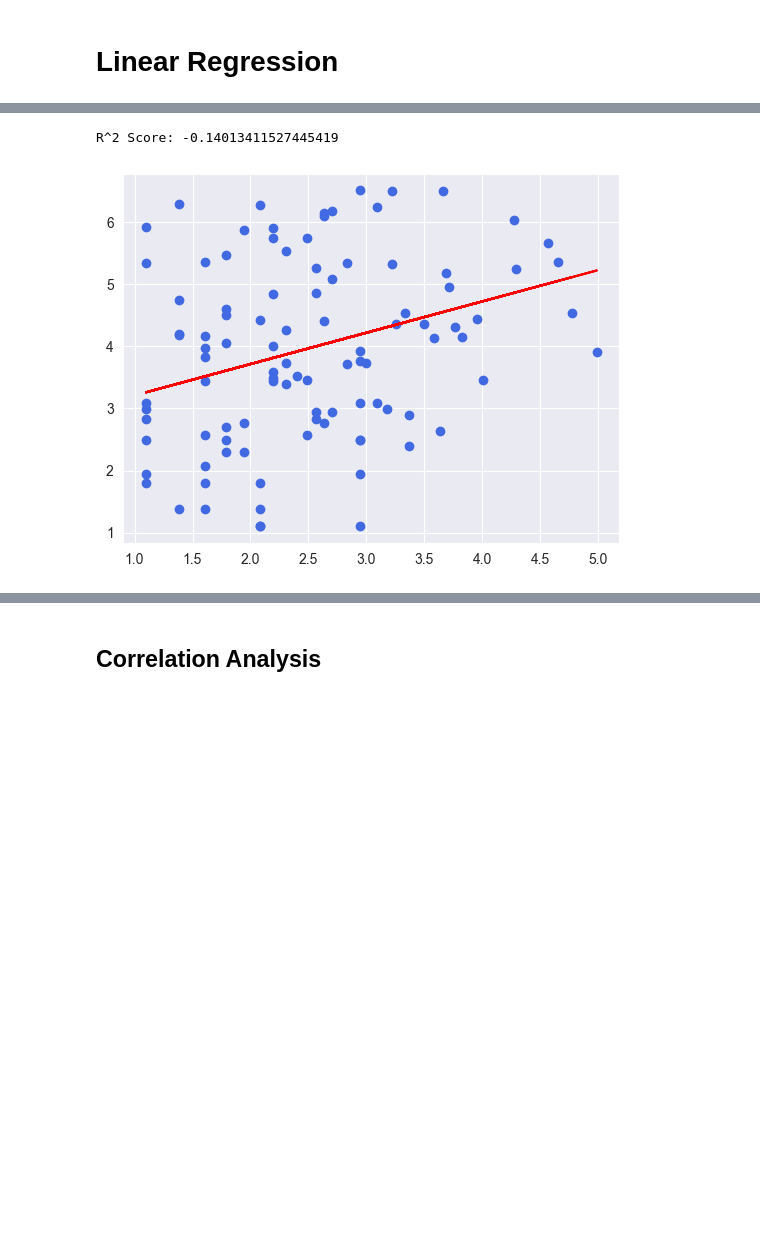
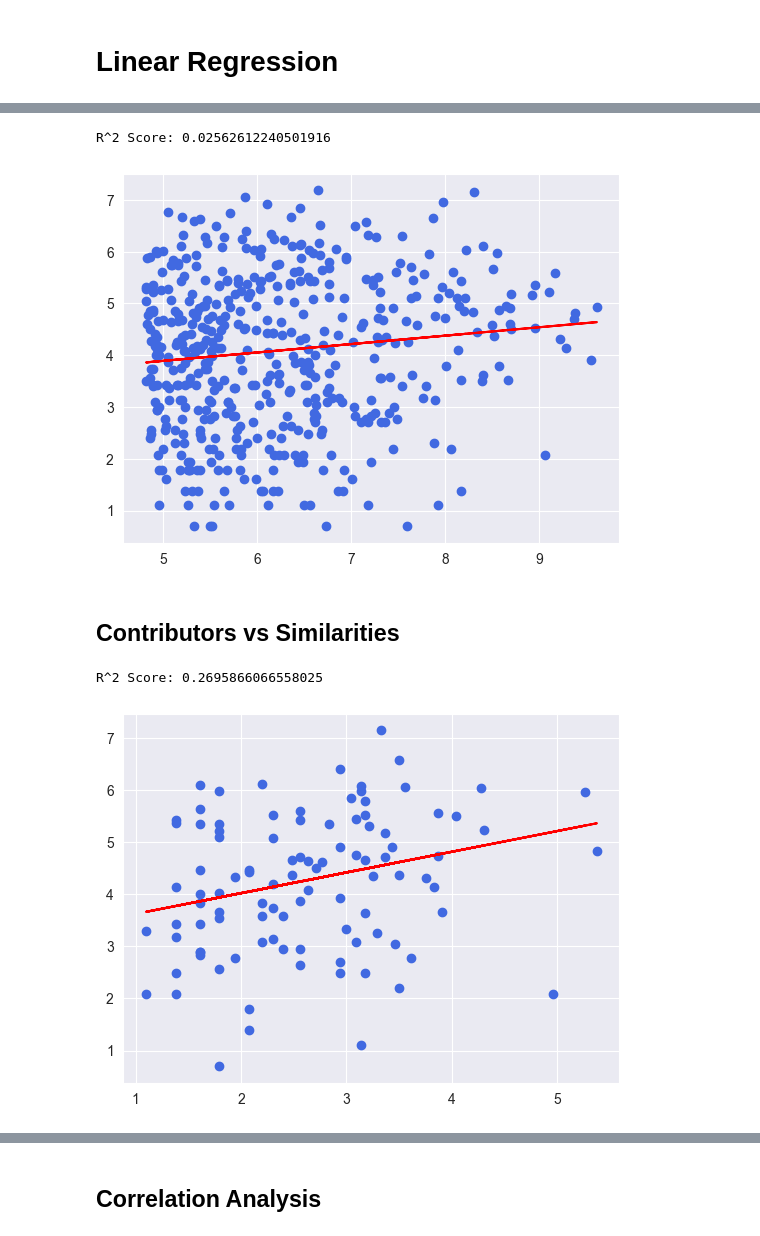
Before and after one commit to jubenitezg/Go-Clone-Thesis, a Jupyter notebook: clone-detection/analysis.ipynb, the cells around one changed output, grey strips where cells are left out. Cells and saved outputs as stored; diff of their text form; code cells hidden in the pictures; blank space fills up the shorter version.

```diff
--- a/clone-detection/analysis.ipynb
+++ b/clone-detection/analysis.ipynb
@@ -266,10 +286,31 @@ R^2 Score: -0.0019269739322169688
+# %%
+X = DataFrame(df, columns=['log_stars'])
+y = DataFrame(df, columns=['log_similarities'])
+
+X_train, X_test, y_train, y_test = train_test_split(X, y, test_size=0.2, random_state=42)
+model = HuberRegressor()
+model.fit(X_train, y_train.values.ravel())
+
+r2_score  = model.score(X_test, y_test)
+
+print(f"R^2 Score: {r2_score}")
+
+y_pred = model.predict(X)
+plt.scatter(X, y, color='royalblue')
+plt.plot(X, y_pred, color='red')
+plt.show()
+# %% [output]
+R^2 Score: 0.02562612240501916
+[figure, added]
+# %% [markdown]
+## Contributors vs Similarities
 # %%
 X = DataFrame(sample, columns=['log_contributors'])
 y = DataFrame(sample, columns=['log_similarities'])
 
 X_train, X_test, y_train, y_test = train_test_split(X, y, test_size=0.2, random_state=42)
-model = LinearRegression()
-model.fit(X_train, y_train)
+model = HuberRegressor()
+model.fit(X_train, y_train.values.ravel())
 
 r2_score  = model.score(X_test, y_test)
 
@@ -280,5 +321,5 @@ plt.scatter(X, y, color='royalblue')
 plt.plot(X, y_pred, color='red')
 plt.show()
 # %% [output]
-R^2 Score: -0.14013411527445419
+R^2 Score: 0.2695866066558025
-[figure, old version]
+[figure, new version]
```
Also changed, not shown: parts of 31 cells of this notebook.
